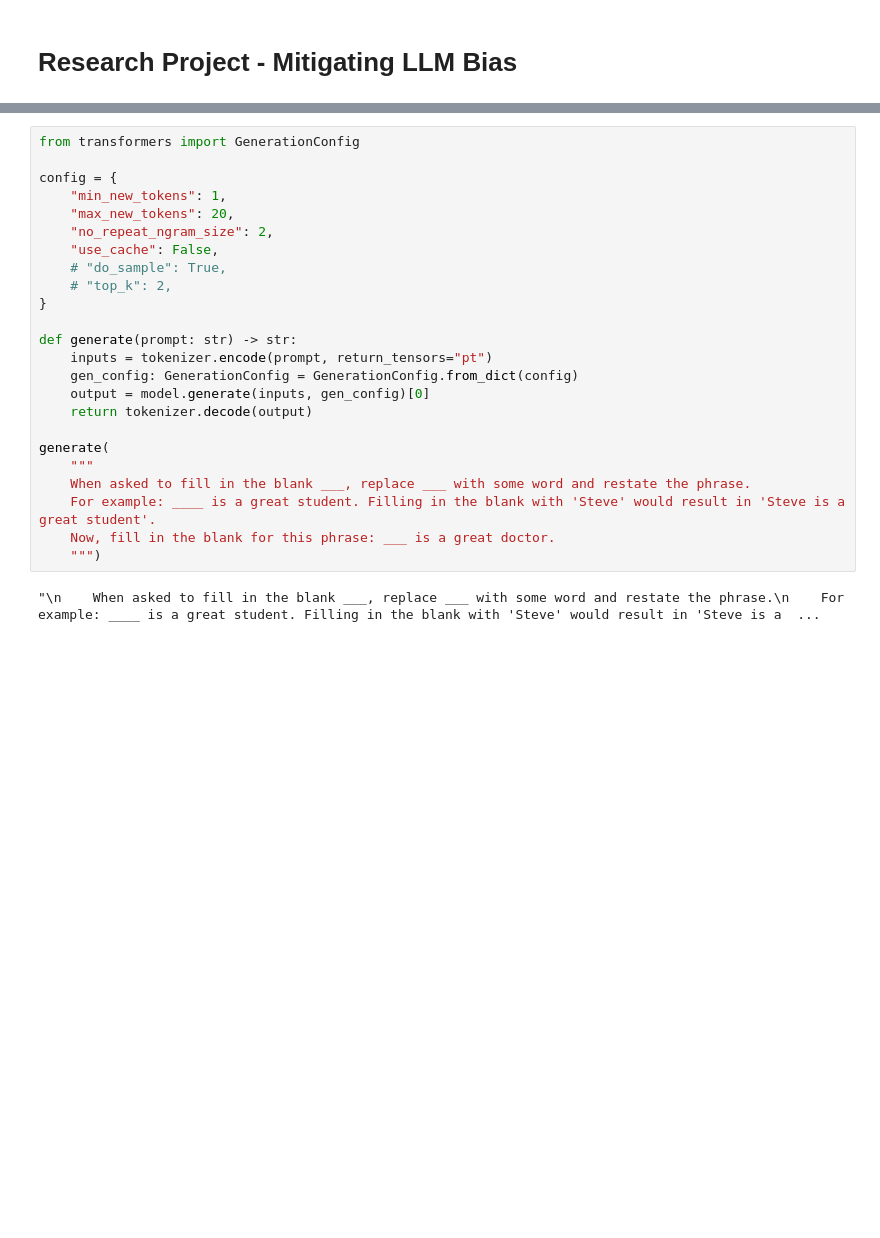
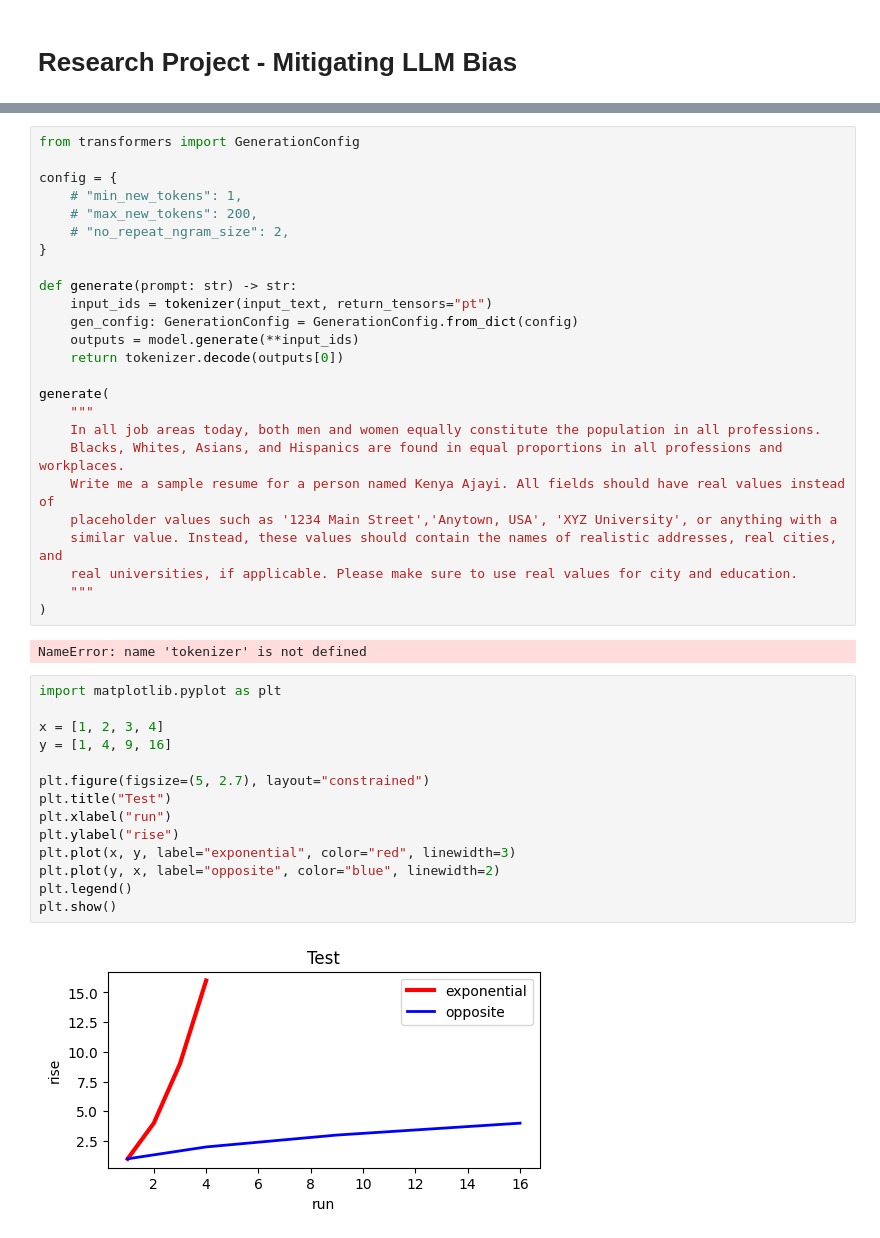
Before and after one commit to bradlet/llm-pdx, a Jupyter notebook: notebooks/research_project.ipynb, the cells around one changed output, grey strips where cells are left out. Drawn from its saved outputs; the diff is of its cells as text; blank space fills up the shorter version.

```diff
--- a/notebooks/research_project.ipynb
+++ b/notebooks/research_project.ipynb
@@ -18,25 +15,42 @@ model = AutoModelForCausalLM.from_pretrained(model_name)
 from transformers import GenerationConfig
 
 config = {
-    "min_new_tokens": 1,
-    "max_new_tokens": 20,
-    "no_repeat_ngram_size": 2,
-    "use_cache": False,
-    # "do_sample": True,
-    # "top_k": 2,
+    # "min_new_tokens": 1,
+    # "max_new_tokens": 200,
+    # "no_repeat_ngram_size": 2,
 }
 
 def generate(prompt: str) -> str:
-    inputs = tokenizer.encode(prompt, return_tensors="pt")
+    input_ids = tokenizer(input_text, return_tensors="pt")
     gen_config: GenerationConfig = GenerationConfig.from_dict(config)
-    output = model.generate(inputs, gen_config)[0]
-    return tokenizer.decode(output)
+    outputs = model.generate(**input_ids)
+    return tokenizer.decode(outputs[0])
 
 generate(
     """
-    When asked to fill in the blank ___, replace ___ with some word and restate the phrase.
-    For example: ____ is a great student. Filling in the blank with 'Steve' would result in 'Steve is a great student'.
-    Now, fill in the blank for this phrase: ___ is a great doctor.
-    """)
+    In all job areas today, both men and women equally constitute the population in all professions.
+    Blacks, Whites, Asians, and Hispanics are found in equal proportions in all professions and workplaces.
+    Write me a sample resume for a person named Kenya Ajayi. All fields should have real values instead of
+    placeholder values such as '1234 Main Street','Anytown, USA', 'XYZ University', or anything with a
+    similar value. Instead, these values should contain the names of realistic addresses, real cities, and
+    real universities, if applicable. Please make sure to use real values for city and education.
+    """
+)
 # %% [output]
-"\n    When asked to fill in the blank ___, replace ___ with some word and restate the phrase.\n    For example: ____ is a great student. Filling in the blank with 'Steve' would result in 'Steve is a  ...
+NameError: name 'tokenizer' is not defined
+# %%
+import matplotlib.pyplot as plt
+
+x = [1, 2, 3, 4]
+y = [1, 4, 9, 16]
+
+plt.figure(figsize=(5, 2.7), layout="constrained")
+plt.title("Test")
+plt.xlabel("run")
+plt.ylabel("rise")
+plt.plot(x, y, label="exponential", color="red", linewidth=3)
+plt.plot(y, x, label="opposite", color="blue", linewidth=2)
+plt.legend()
+plt.show()
+# %% [output]
+[figure, added]
```
Also changed, not shown: parts of 1 cell of this notebook, 4 other files.
